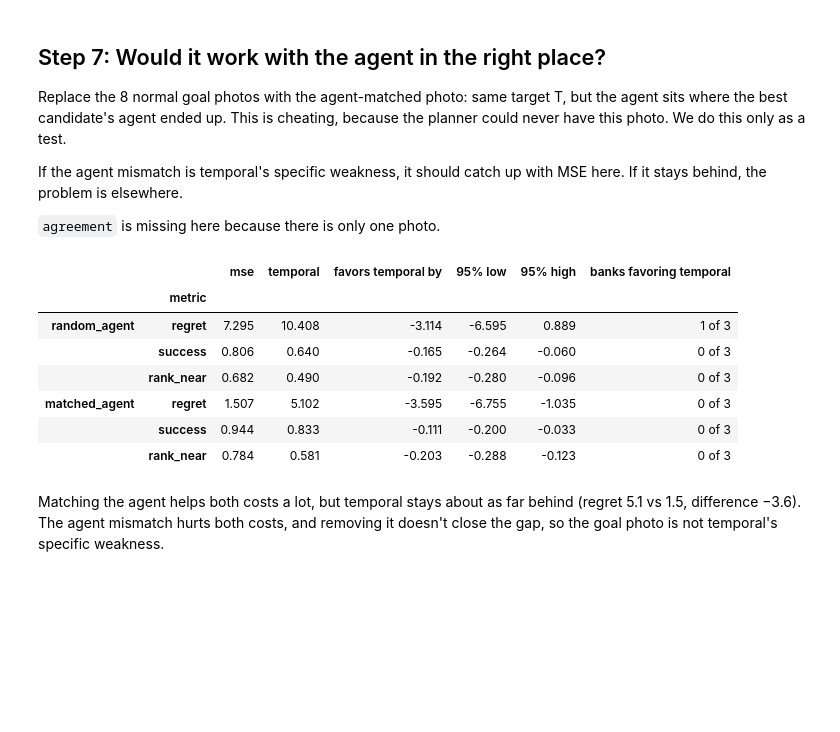
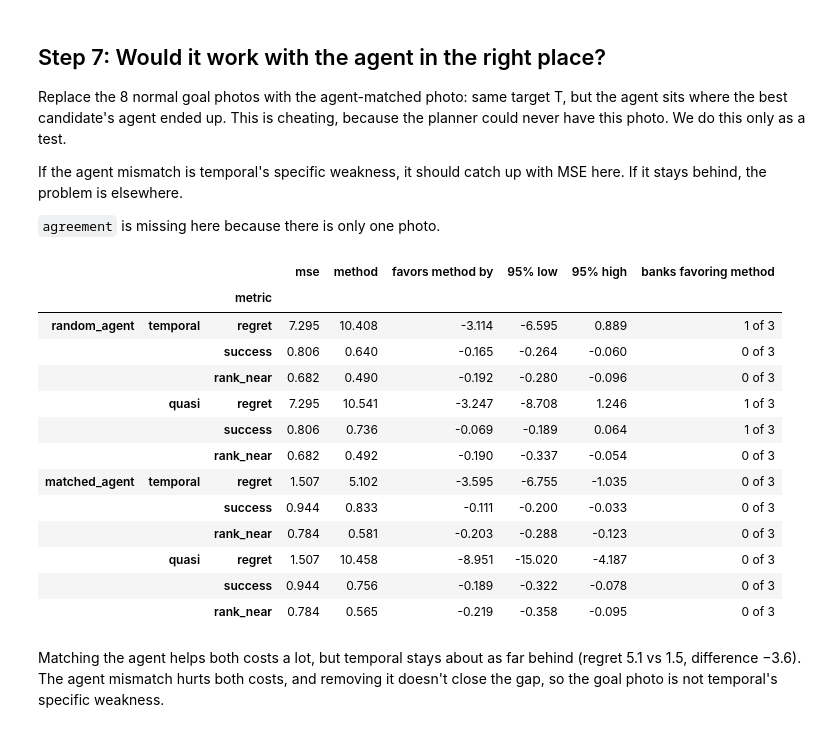
Before and after one commit to AmadeoDeLaVega/JEPA-Planning, a Jupyter notebook: code/debug/temporal_cost.ipynb, the cells around one changed output. Drawn from its saved outputs; the diff is of its cells as text; code cells hidden in the pictures; blank space fills up the shorter version.

```diff
--- a/code/debug/temporal_cost.ipynb
+++ b/code/debug/temporal_cost.ipynb
@@ -51,6 +51,7 @@ from experiments.run_pusht_multi_goal_probe import _render_states, generate_acti
 from experiments.run_pusht_temporal_probe import load_cost, mse_costs, temporal_costs
 from experiments.summarize_pusht_multi_goal import hierarchical_interval
 from experiments.train_pusht_temporal_cost import strided_frames
+from experiments.train_pusht_quasimetric_cost import build_cost
 from jepa_planning.model import load_world_model
 from jepa_planning.pusht_multi_goal import encode_observations, physical_errors, state_from
 from jepa_planning.temporal_cost import photo_agreement
@@ -58,16 +59,22 @@ from jepa_planning.temporal_cost import photo_agreement
 DEV_BANKS = [20261301, 20261302, 20261303]
 COST_PATH = ROOT / "results/pusht_temporal_cost/seed_20261201/temporal_cost.pt"
 ORDERING_PATH = ROOT / "results/pusht_temporal_cost/ordering_seed_20261201/temporal_cost.pt"  # step 8
+QUASI_PATH = ROOT / "results/pusht_quasimetric_cost/seed_20261201/quasimetric_cost.pt"  # minimum-step cost
 device = torch.device("cuda")
 
 model = load_world_model("pusht", "cuda").requires_grad_(False).eval()
 cost = load_cost(COST_PATH, device)
 ordering_cost = load_cost(ORDERING_PATH, device)
+quasi_saved = torch.load(QUASI_PATH, map_location=device, weights_only=True)
+quasi_cost = build_cost(quasi_saved["config"]).to(device)
+quasi_cost.load_state_dict(quasi_saved["state_dict"])
+quasi_cost.eval()
 train_config = torch.load(COST_PATH, map_location="cpu", weights_only=True)["config"]
 METHODS = {
     "mse": mse_costs,
     "temporal": lambda x, g: temporal_costs(cost, x, g),
     "ordering": lambda x, g: temporal_costs(ordering_cost, x, g),  # only used from step 8 on
+    "quasi": lambda x, g: temporal_costs(quasi_cost, x, g),  # quasimetric (minimum-step) cost
 }
 # %% [markdown]
 ## What one probe task looks like
@@ -260,6 +267,15 @@ def compare(metrics, source="predicted", goal="random_agent", lower_is_better=("
             f"banks favoring {method}": f"{(per_bank > 0).sum()} of {len(per_bank)}",
         })
     return pd.DataFrame(table).set_index("metric").round(3)
+
+def compare_methods(metrics, methods=("temporal", "quasi"), **kwargs):
+    # compare() for each method against the same baseline, stacked with shared column names.
+    tables = {}
+    for method in methods:
+        table = compare(metrics, method=method, **kwargs)
+        tables[method] = table.rename(columns={method: "method", f"favors {method} by": "favors method by",
+                                               f"banks favoring {method}": "banks favoring method"})
+    return pd.concat(tables)
 # %% [markdown]
 ## Step 1: Is the gap visible on these banks?
 # %%
@@ -581,16 +619,22 @@ If the agent mismatch is temporal's specific weakness, it should catch up with M
 
 `agreement` is missing here because there is only one photo.
 # %%
-pd.concat({goal: compare(["regret", "success", "rank_near"], goal=goal) for goal in ("random_agent", "matched_agent")})
+pd.concat({goal: compare_methods(["regret", "success", "rank_near"], goal=goal) for goal in ("random_agent", "matched_agent")})
 # %% [output]
-|  |  | mse | temporal | favors temporal by | 95% low | 95% high | banks favoring temporal |
-|  | metric |  |  |  |  |  |  |
-| random_agent | regret | 7.295 | 10.408 | -3.114 | -6.595 | 0.889 | 1 of 3 |
-|  | success | 0.806 | 0.640 | -0.165 | -0.264 | -0.060 | 0 of 3 |
-|  | rank_near | 0.682 | 0.490 | -0.192 | -0.280 | -0.096 | 0 of 3 |
-| matched_agent | regret | 1.507 | 5.102 | -3.595 | -6.755 | -1.035 | 0 of 3 |
-|  | success | 0.944 | 0.833 | -0.111 | -0.200 | -0.033 | 0 of 3 |
-|  | rank_near | 0.784 | 0.581 | -0.203 | -0.288 | -0.123 | 0 of 3 |
+|  |  |  | mse | method | favors method by | 95% low | 95% high | banks favoring method |
+|  |  | metric |  |  |  |  |  |  |
+| random_agent | temporal | regret | 7.295 | 10.408 | -3.114 | -6.595 | 0.889 | 1 of 3 |
+|  |  | success | 0.806 | 0.640 | -0.165 | -0.264 | -0.060 | 0 of 3 |
+|  |  | rank_near | 0.682 | 0.490 | -0.192 | -0.280 | -0.096 | 0 of 3 |
+|  | quasi | regret | 7.295 | 10.541 | -3.247 | -8.708 | 1.246 | 1 of 3 |
+|  |  | success | 0.806 | 0.736 | -0.069 | -0.189 | 0.064 | 1 of 3 |
+|  |  | rank_near | 0.682 | 0.492 | -0.190 | -0.337 | -0.054 | 0 of 3 |
+| matched_agent | temporal | regret | 1.507 | 5.102 | -3.595 | -6.755 | -1.035 | 0 of 3 |
+|  |  | success | 0.944 | 0.833 | -0.111 | -0.200 | -0.033 | 0 of 3 |
+|  |  | rank_near | 0.784 | 0.581 | -0.203 | -0.288 | -0.123 | 0 of 3 |
+|  | quasi | regret | 1.507 | 10.458 | -8.951 | -15.020 | -4.187 | 0 of 3 |
+|  |  | success | 0.944 | 0.756 | -0.189 | -0.322 | -0.078 | 0 of 3 |
+|  |  | rank_near | 0.784 | 0.565 | -0.219 | -0.358 | -0.095 | 0 of 3 |
 # %% [markdown]
 Matching the agent helps both costs a lot, but temporal stays about as far behind (regret 5.1 vs 1.5, difference −3.6). The agent mismatch hurts both costs, and removing it doesn't close the gap, so the goal photo is not temporal's specific weakness.
 # %% [markdown]
```
Also changed, not shown: parts of 10 cells of this notebook.
